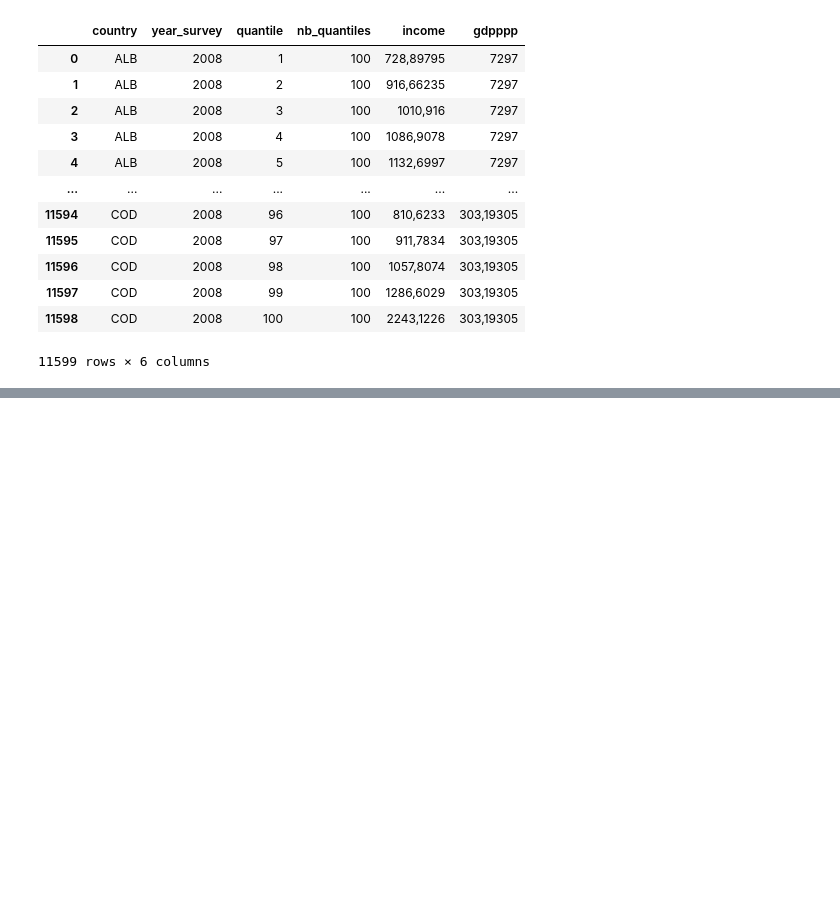
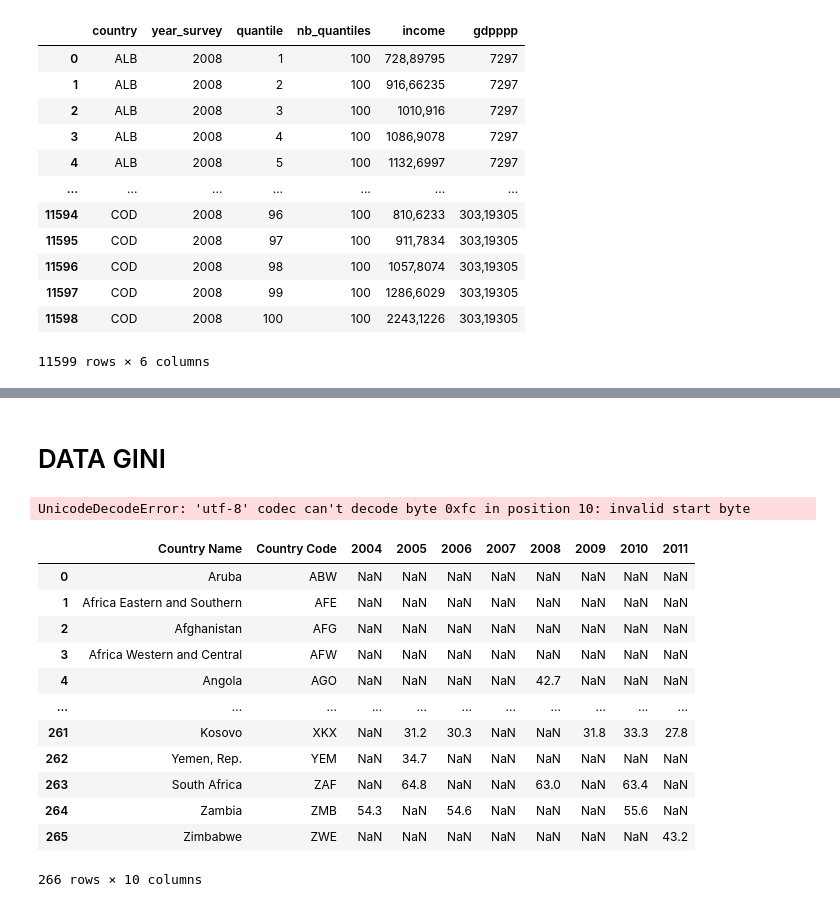
Before and after one commit to yassineBenHassoun/data-analysis-income-predict, a Jupyter notebook: app/jupyter/resources/project/mission_0.ipynb, the cells around one changed output, grey strips where cells are left out. Cells and saved outputs as stored; diff of their text form; code cells hidden in the pictures; blank space fills up the shorter version.

```diff
--- a/app/jupyter/resources/project/mission_0.ipynb
+++ b/app/jupyter/resources/project/mission_0.ipynb
@@ -202,0 +202,31 @@ memory usage: 543.8+ KB
+# %% [markdown]
+#  DATA GINI
+# %%
+giniFile = data + "indicegini.csv";
+#gini = pd.read_csv(, parse_dates=True, encoding = 'latin1')
+#gini
+gini = pd.read_csv(giniFile)
+
+gini
+# %% [output]
+UnicodeDecodeError: 'utf-8' codec can't decode byte 0xfc in position 10: invalid start byte
+# %%
+giniCp = gini.copy()
+giniCp.head()
+## les données du world income sont de 2004 to 2011
+clearGini = giniCp[['Country Name', 'Country Code','2004','2005','2006','2007','2008','2009','2010','2011']]
+clearGini
+# %% [output]
+|  | Country Name | Country Code | 2004 | 2005 | 2006 | 2007 | 2008 | 2009 | 2010 | 2011 |
+| 0 | Aruba | ABW | NaN | NaN | NaN | NaN | NaN | NaN | NaN | NaN |
+| 1 | Africa Eastern and Southern | AFE | NaN | NaN | NaN | NaN | NaN | NaN | NaN | NaN |
+| 2 | Afghanistan | AFG | NaN | NaN | NaN | NaN | NaN | NaN | NaN | NaN |
+| 3 | Africa Western and Central | AFW | NaN | NaN | NaN | NaN | NaN | NaN | NaN | NaN |
+| 4 | Angola | AGO | NaN | NaN | NaN | NaN | 42.7 | NaN | NaN | NaN |
+| ... | ... | ... | ... | ... | ... | ... | ... | ... | ... | ... |
+| 261 | Kosovo | XKX | NaN | 31.2 | 30.3 | NaN | NaN | 31.8 | 33.3 | 27.8 |
+| 262 | Yemen, Rep. | YEM | NaN | 34.7 | NaN | NaN | NaN | NaN | NaN | NaN |
+| 263 | South Africa | ZAF | NaN | 64.8 | NaN | NaN | 63.0 | NaN | 63.4 | NaN |
+| 264 | Zambia | ZMB | 54.3 | NaN | 54.6 | NaN | NaN | NaN | 55.6 | NaN |
+| 265 | Zimbabwe | ZWE | NaN | NaN | NaN | NaN | NaN | NaN | NaN | 43.2 |
+266 rows × 10 columns
```
Also changed, not shown: parts of 44 cells of this notebook, 9 other files.
